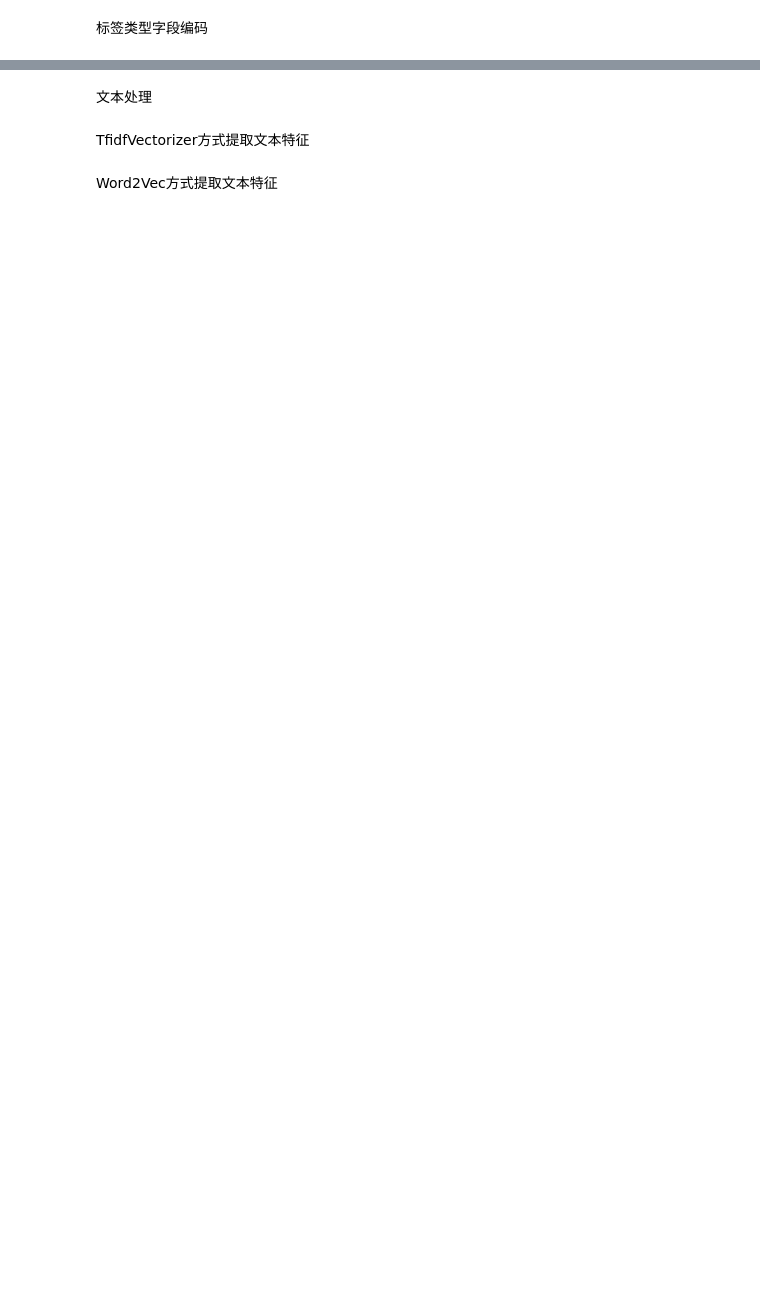
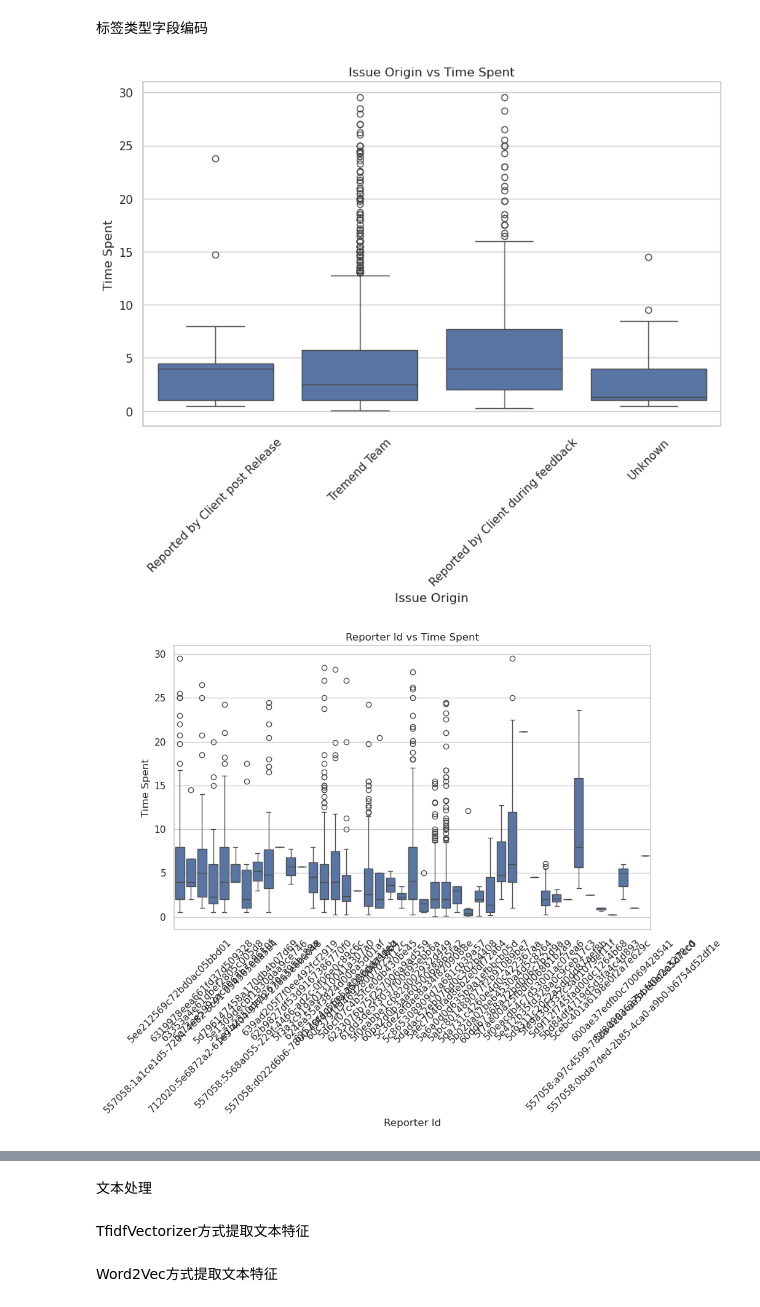
Before and after one commit to dongfangYH/data_science, a Jupyter notebook: jira_trem_bug_spent_time.ipynb, the cells around one changed output, grey strips where cells are left out. Drawn from its saved outputs; the diff is of its cells as text; code cells hidden in the pictures; blank space fills up the shorter version.

```diff
--- a/jira_trem_bug_spent_time.ipynb
+++ b/jira_trem_bug_spent_time.ipynb
@@ -357,3 +349,21 @@ priority_mapping = {
 # 对parent列不为0的行设为1
 data['Parent'] = data['Parent'].apply(lambda x: 1 if x != 0 else 0)
 data['Billable'] = data['Billable'].apply(lambda x: 1 if x == 'Yes' else 0)
+# %%
+# 特征列表
+categorical_features = ['Issue Origin', 'Reporter Id', 'Assignee Id', 'Affects versions', 'Test Environment', 'Priority', 'Severity', 'Parent', 'Billable', 'Week', 'Month']
+numeric_features = ['Summary Length', 'Description Length']
+
+# 设置图形风格
+sns.set_theme(style="whitegrid")
+
+# 绘制每个类别型特征的Time Spent分布
+for feature in categorical_features:
+    plt.figure(figsize=(10, 6))
+    sns.boxplot(x=feature, y='Time Spent', data=data)
+    plt.title(f'{feature} vs Time Spent')
+    plt.xticks(rotation=45)
+    plt.show()
+# %% [output]
+[figure, added]
+[figure, added]
```
Also changed, not shown: parts of 34 cells of this notebook, 1 other file.
